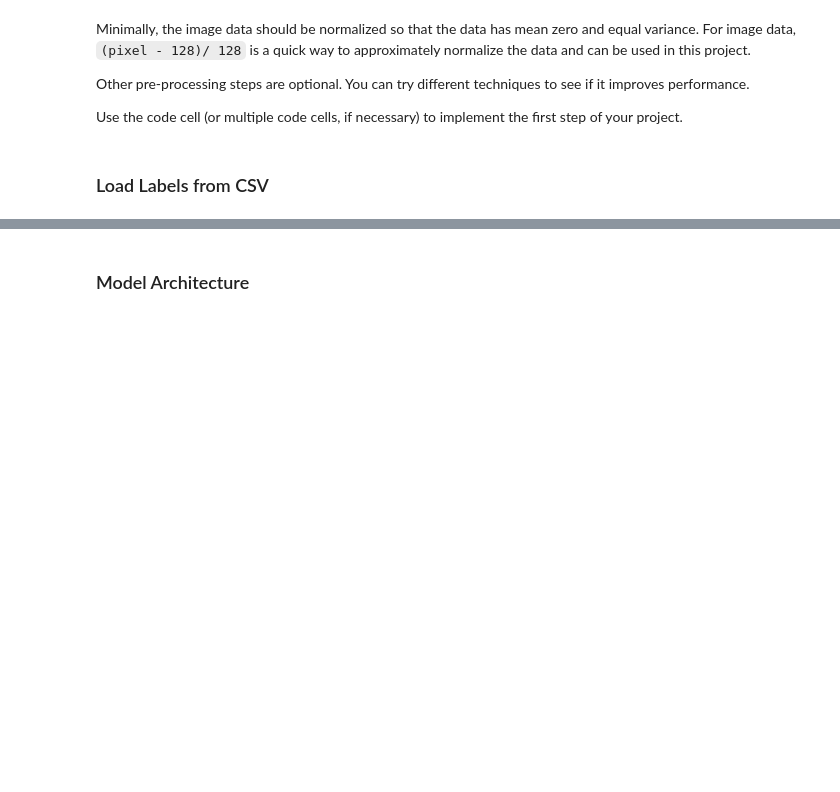
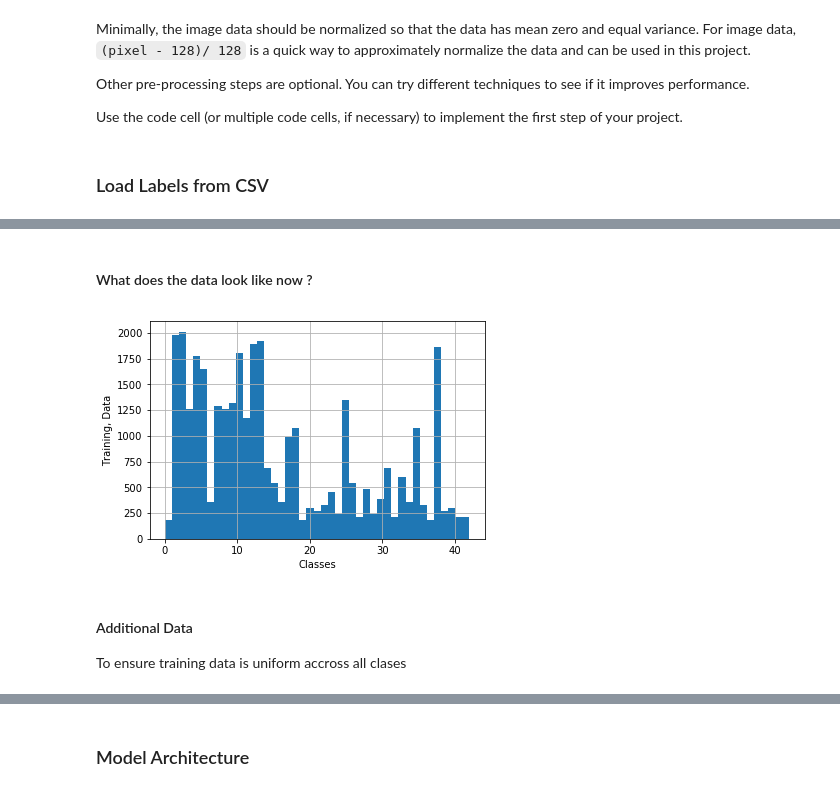
Before and after one commit to mohamedbanhawi/CarND-LaneLines-P1, a Jupyter notebook: Term1/TrafficSignClassifier/CarND-Traffic-Sign-Classifier-Project/Traffic_Sign_Classifier.ipynb, the cells around one changed output, grey strips where cells are left out. Saved outputs shown, nothing was run; the diff lists cells and outputs as text; code cells hidden in the pictures; blank space fills up the shorter version.

```diff
--- a/Term1/TrafficSignClassifier/CarND-Traffic-Sign-Classifier-Project/Traffic_Sign_Classifier.ipynb
+++ b/Term1/TrafficSignClassifier/CarND-Traffic-Sign-Classifier-Project/Traffic_Sign_Classifier.ipynb
@@ -424,0 +445,14 @@ Trainig data shape (104397, 32, 32, 3)
+# %% [markdown]
+#### What does the data look like now ?
+# %%
+plt.figure()
+plt.hist(y_train, bins=n_classes)
+plt.xlabel('Classes')
+plt.ylabel('Training, Data')
+plt.grid()
+plt.show()
+# %% [output]
+[figure, added]
+# %% [markdown]
+#### Additional Data
+To ensure training data is uniform accross all clases
```
Also changed, not shown: parts of 23 cells of this notebook.
